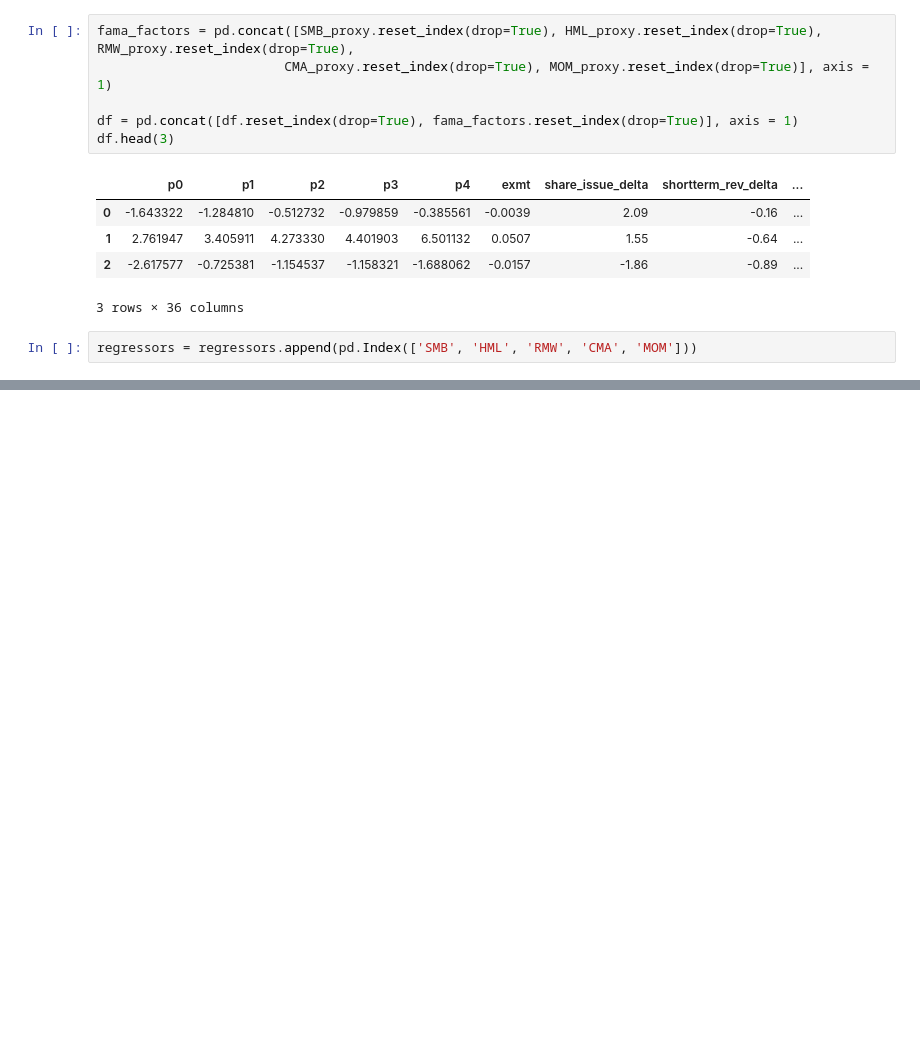
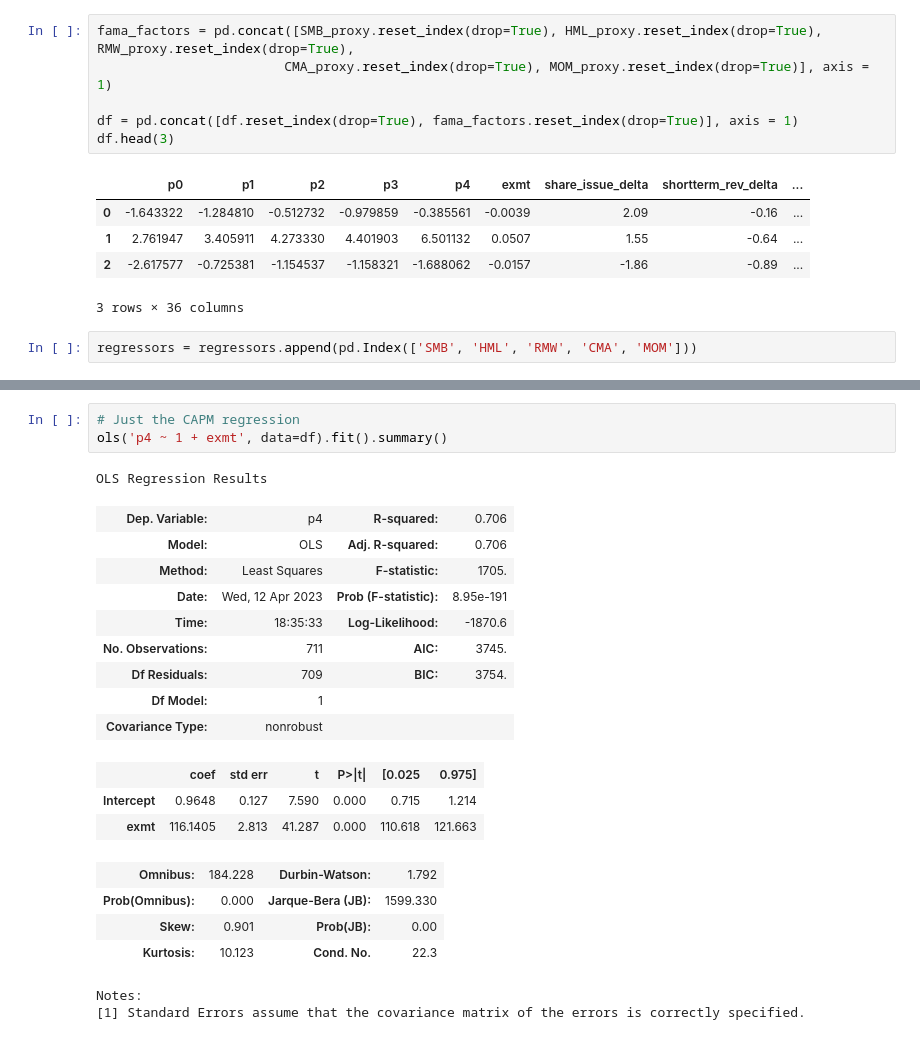
Before and after one commit to sethjpete/econ588project, a Jupyter notebook: test4.ipynb, the cells around one changed output, grey strips where cells are left out. Saved outputs shown, nothing was run; the diff lists cells and outputs as text; blank space fills up the shorter version.

```diff
--- a/test4.ipynb
+++ b/test4.ipynb
@@ -253,3 +253,26 @@ Notes:
 [1] Standard Errors assume that the covariance matrix of the errors is correctly specified.
 [2] The condition number is large, 1.15e+03. This might indicate that there are
 strong multicollinearity or other numerical problems.
+# %%
+# Just the CAPM regression
+ols('p4 ~ 1 + exmt', data=df).fit().summary()
+# %% [output]
+OLS Regression Results
+| Dep. Variable: | p4 | R-squared: | 0.706 |
+| Model: | OLS | Adj. R-squared: | 0.706 |
+| Method: | Least Squares | F-statistic: | 1705. |
+| Date: | Wed, 12 Apr 2023 | Prob (F-statistic): | 8.95e-191 |
+| Time: | 18:35:33 | Log-Likelihood: | -1870.6 |
+| No. Observations: | 711 | AIC: | 3745. |
+| Df Residuals: | 709 | BIC: | 3754. |
+| Df Model: | 1 |  |  |
+| Covariance Type: | nonrobust |  |  |
+|  | coef | std err | t | P>|t| | [0.025 | 0.975] |
+| Intercept | 0.9648 | 0.127 | 7.590 | 0.000 | 0.715 | 1.214 |
+| exmt | 116.1405 | 2.813 | 41.287 | 0.000 | 110.618 | 121.663 |
+| Omnibus: | 184.228 | Durbin-Watson: | 1.792 |
+| Prob(Omnibus): | 0.000 | Jarque-Bera (JB): | 1599.330 |
+| Skew: | 0.901 | Prob(JB): | 0.00 |
+| Kurtosis: | 10.123 | Cond. No. | 22.3 |
+Notes:
+[1] Standard Errors assume that the covariance matrix of the errors is correctly specified.
```
Also changed, not shown: parts of 5 cells of this notebook.
